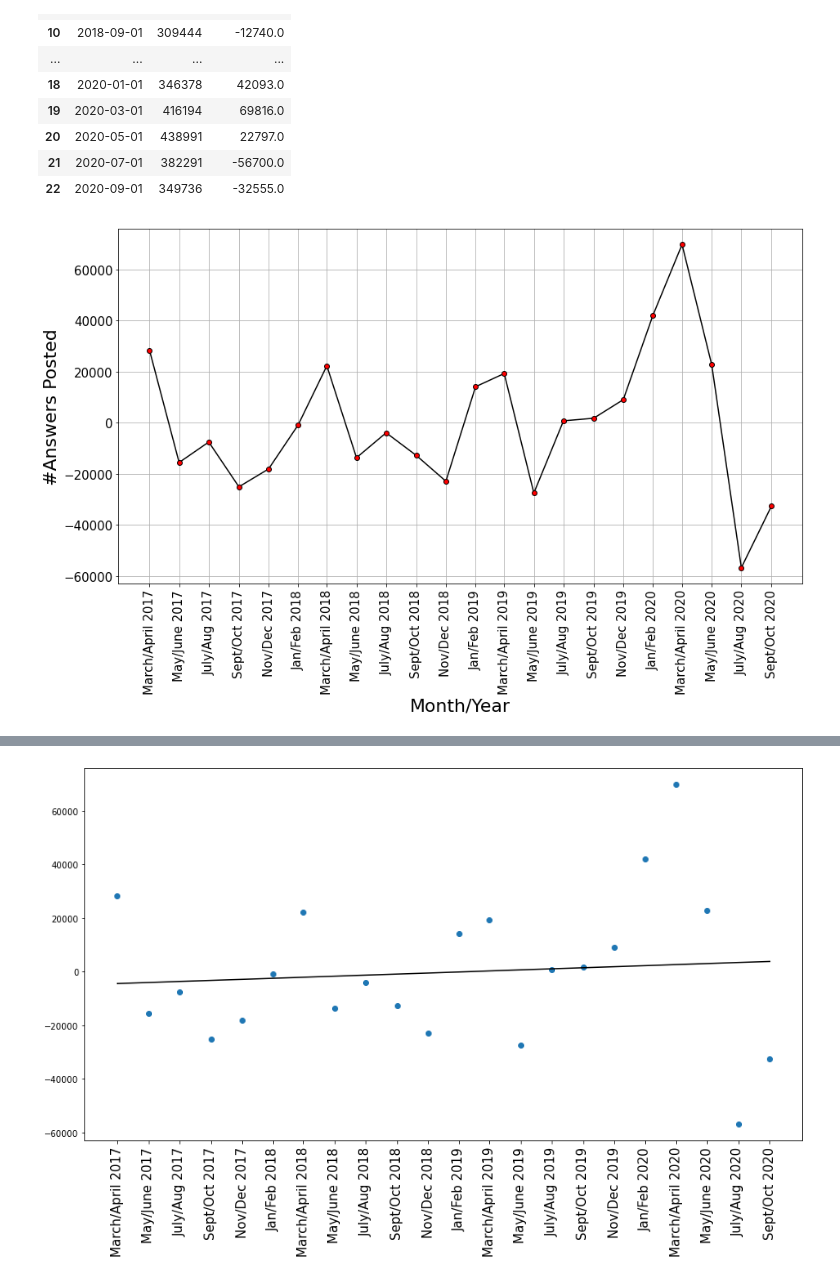
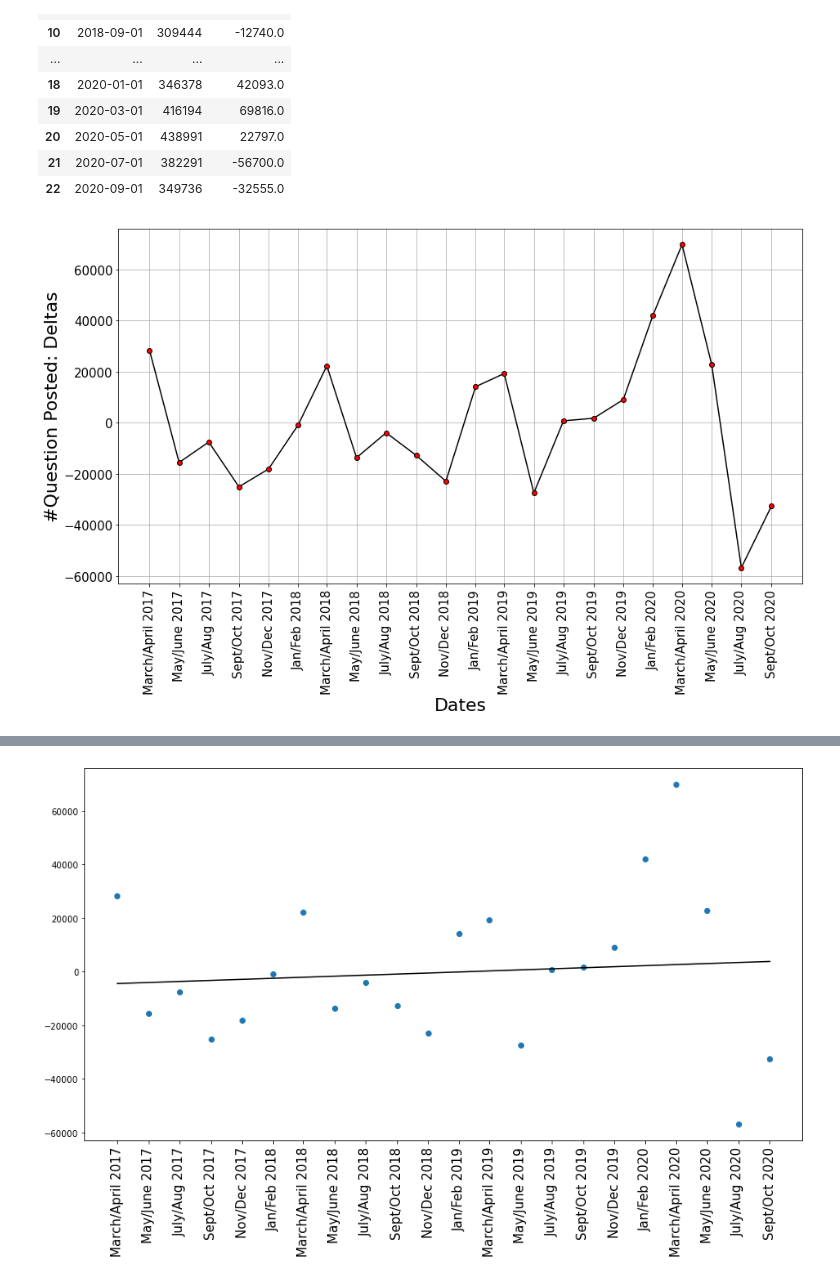
Before and after one commit to farimaf/StackOverFlowAnalysis_Pandemic, a Jupyter notebook: PostAnalysis.ipynb, the cells around one changed output, grey strips where cells are left out. Saved outputs shown, nothing was run; the diff lists cells and outputs as text; code cells hidden in the pictures.

```diff
--- a/PostAnalysis.ipynb
+++ b/PostAnalysis.ipynb
@@ -73,6 +73,10 @@ len(data_q)
 len(data_a)
 # %% [output]
 10177940
+# %%
+data_q["CreateDate"] = pd.to_datetime(data_q["CreateDate"])
+# %%
+data_a["CreateDate"] = pd.to_datetime(data_a["CreateDate"])
 # %%
 data_q['day_date'] = data_q['CreateDate'].dt.date
 data_q.head()
@@ -499,2 +570,0 @@ Result: The series is not stationary
-# %%
-yearly_monthly_ques['count_delta'] = yearly_monthly_ques['counts'].diff()
@@ -745,10 +729,11 @@ bimonthly_yearly_ques_deltaclean
 # %%
 fig, ax = plt.subplots(figsize=(15,8))
 plt.plot(bimonthly_yearly_ques_deltaclean['months'],bimonthly_yearly_ques_deltaclean['count_delta'],'-o',color='black',markerfacecolor='r')
 plt.xticks(bimonthly_yearly_ques_deltaclean['months'], bi_ticks[1:],fontsize=15,rotation=90)
 plt.yticks(fontsize=15)
-plt.ylabel('#Answers Posted',fontsize=22)
-plt.xlabel('Month/Year',fontsize=22)
+plt.ylabel('#Question Posted: Deltas',fontsize=22)
+plt.xlabel('Dates',fontsize=22)
 plt.grid()
+plt.savefig('figs/SO_QuestionBiMonthlyDelta.pdf',bbox_inches='tight')
 # %% [output]
-[figure, old version]
+[figure, new version]
```
Also changed, not shown: parts of 30 cells of this notebook, 3 other files.
